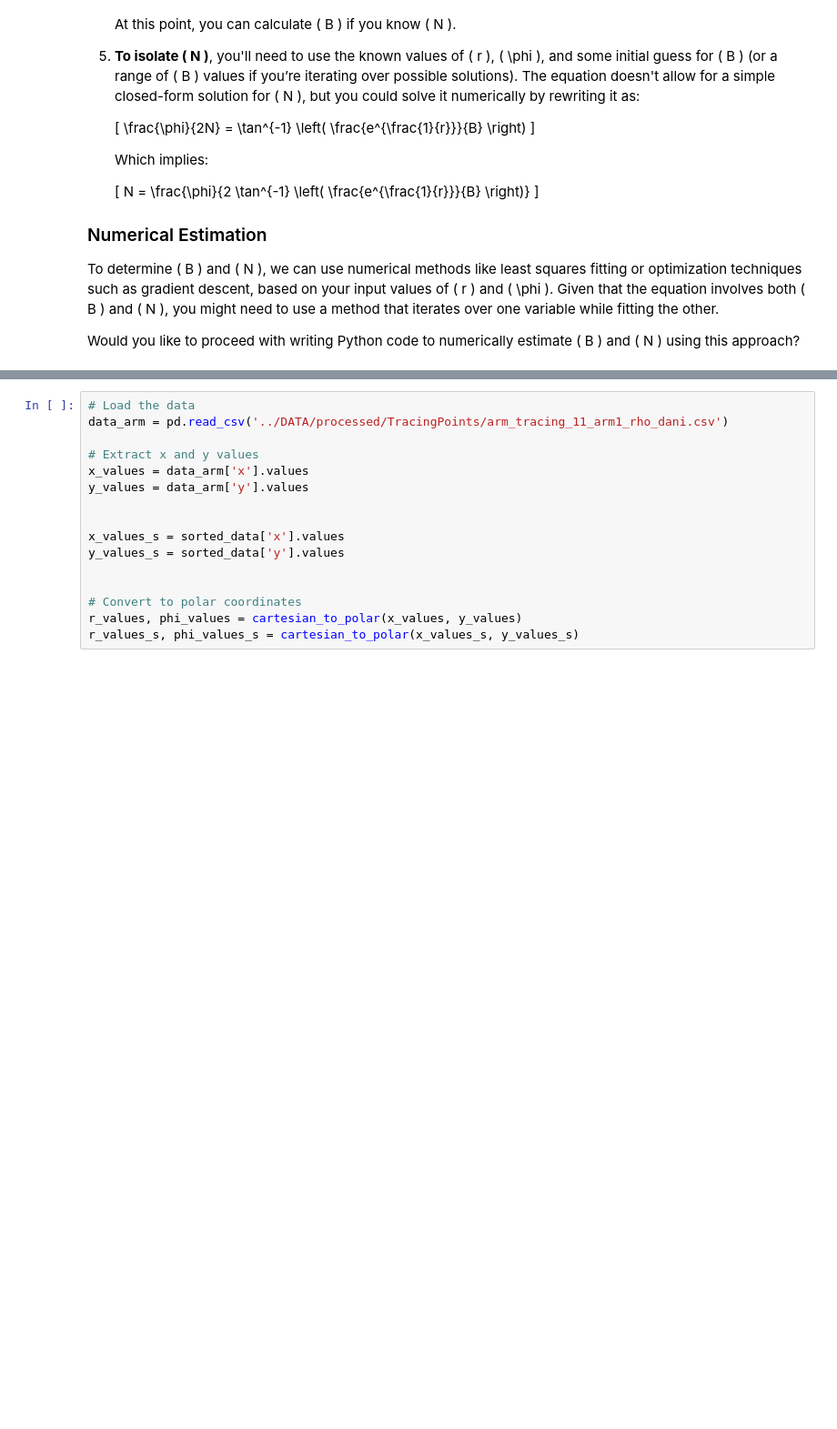
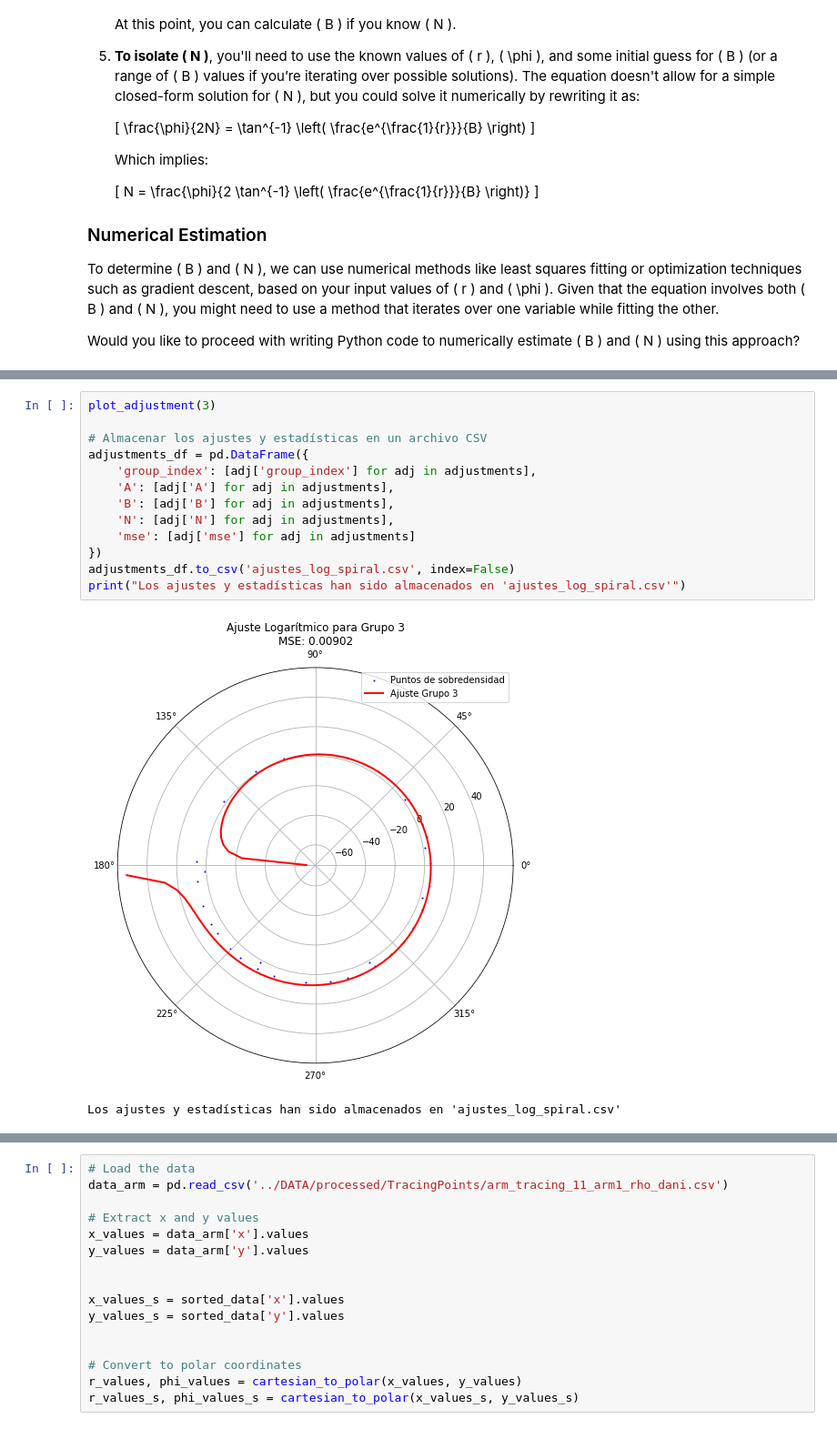
Before and after one commit to danielhcertuche/SpiralStructure_IllustrisTNG50, a Jupyter notebook: NOTEBOOKS/NewMethod_ArmsIdentification.ipynb, the cells around one changed output, grey strips where cells are left out. Shown at 91% size. Saved outputs shown, nothing was run; the diff lists cells and outputs as text; blank space fills up the shorter version.

```diff
--- a/NOTEBOOKS/NewMethod_ArmsIdentification.ipynb
+++ b/NOTEBOOKS/NewMethod_ArmsIdentification.ipynb
@@ -298,0 +676,16 @@ Would you like to proceed with writing Python code to numerically estimate \( B
+# %%
+plot_adjustment(3)
+
+# Almacenar los ajustes y estadísticas en un archivo CSV
+adjustments_df = pd.DataFrame({
+    'group_index': [adj['group_index'] for adj in adjustments],
+    'A': [adj['A'] for adj in adjustments],
+    'B': [adj['B'] for adj in adjustments],
+    'N': [adj['N'] for adj in adjustments],
+    'mse': [adj['mse'] for adj in adjustments]
+})
+adjustments_df.to_csv('ajustes_log_spiral.csv', index=False)
+print("Los ajustes y estadísticas han sido almacenados en 'ajustes_log_spiral.csv'")
+# %% [output]
+[figure, added]
+Los ajustes y estadísticas han sido almacenados en 'ajustes_log_spiral.csv'
```
Also changed, not shown: parts of 16 cells of this notebook, 4 other files.
